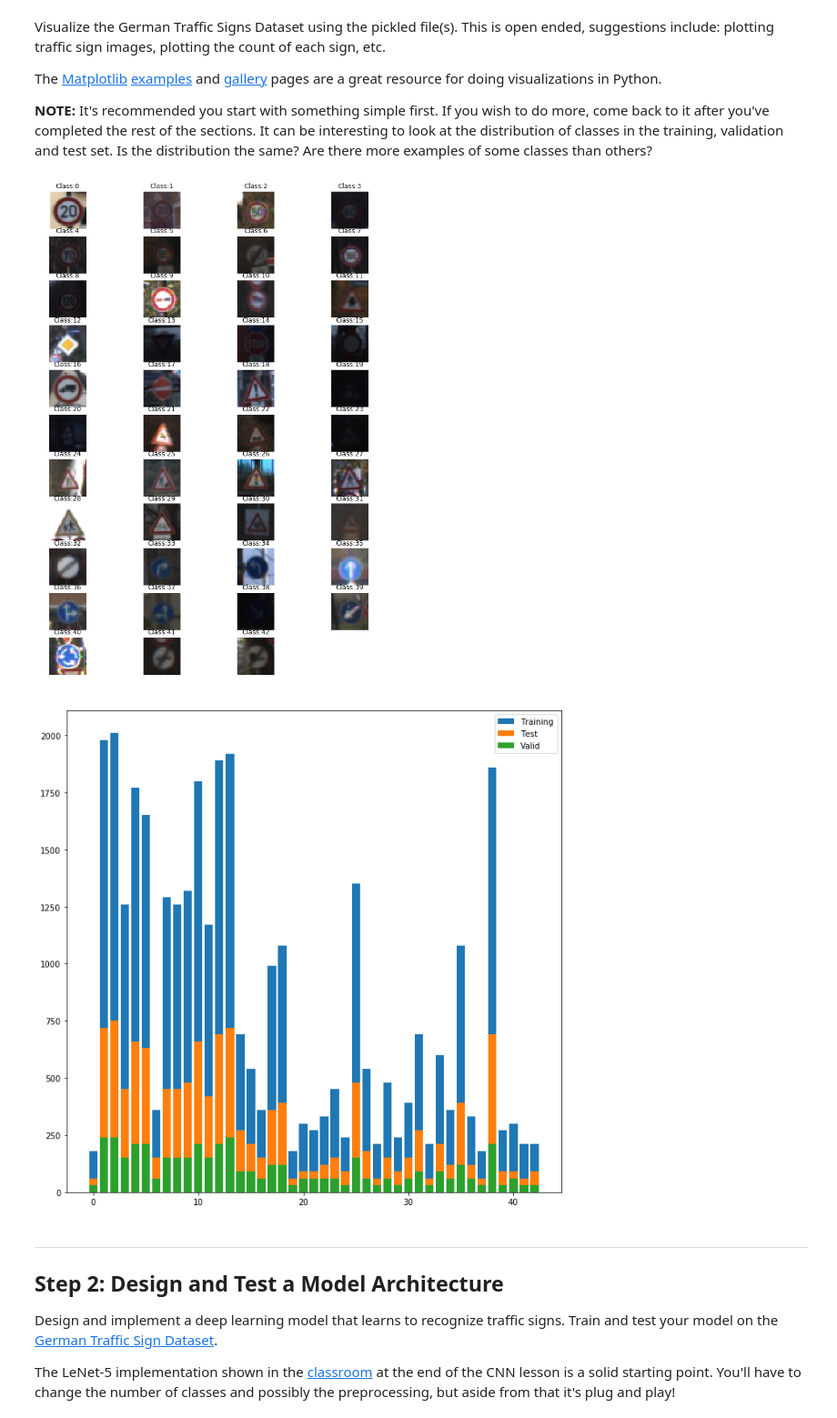
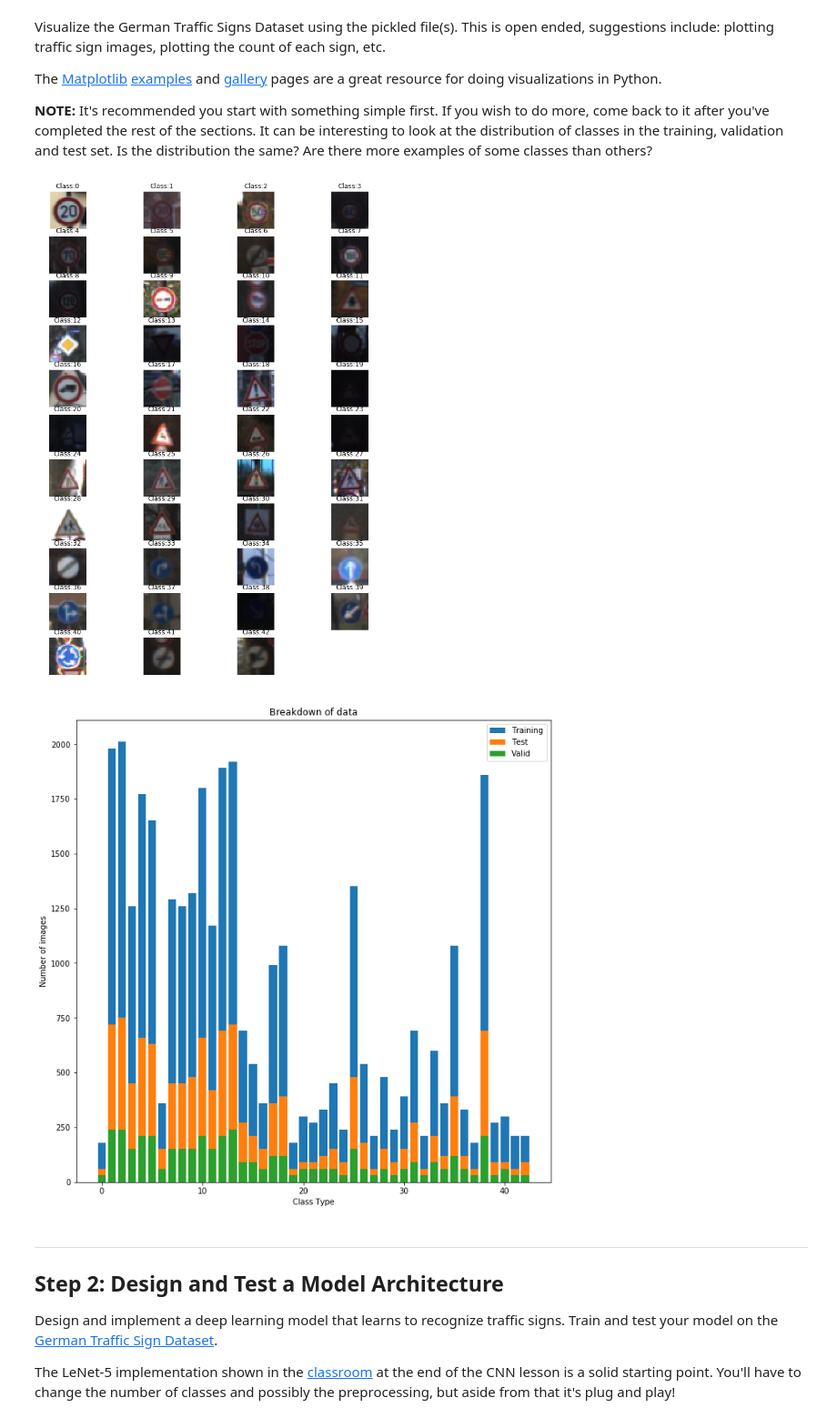
Before and after one commit to willog11/CarND-Traffic-Sign-Classifier-Project, a Jupyter notebook: Traffic_Sign_Classifier.ipynb, the cells around one changed output. Shown at 91% size. Cells and saved outputs as stored; diff of their text form; code cells hidden in the pictures.

Commit message:
Updating plot titles and labels

```diff
--- a/Traffic_Sign_Classifier.ipynb
+++ b/Traffic_Sign_Classifier.ipynb
@@ -100,34 +100,37 @@ The [Matplotlib](http://matplotlib.org/) [examples](http://matplotlib.org/exampl
 import matplotlib.pyplot as plt
 # Visualizations will be shown in the notebook.
 %matplotlib inline
 
 num_of_samples_train = []
 num_of_samples_valid = []
 num_of_samples_test = []
 plt.figure(figsize=(12, 16.5))
 for i in range(n_classes):
     plt.subplot(11, 4, i+1)
     x_train_selected = X_train[y_train == i]
     x_valid_selected = X_valid[y_valid == i]
     x_test_selected = X_test[y_test == i]
     num_of_samples_train.append(len(x_train_selected))
     num_of_samples_valid.append(len(x_valid_selected))
     num_of_samples_test.append(len(x_test_selected))
     plt.imshow(x_train_selected[0,:,:,:])
     plt.title("Class:"+str(i))
     plt.axis('off')
 plt.show()
 
 labels = range(0, n_classes)
 plt.figure(figsize=(11, 11))
 plt.bar(labels, num_of_samples_train)
 plt.bar(labels, num_of_samples_test)
 plt.bar(labels, num_of_samples_valid)
 plt.legend(["Training","Test","Valid"])
+plt.title("Breakdown of data")
+plt.ylabel("Number of images")
+plt.xlabel("Class Type")
 plt.show()
 # %% [output]
 [figure]
-[figure, old version]
+[figure, new version]
 # %% [markdown]
 ----
 
```
